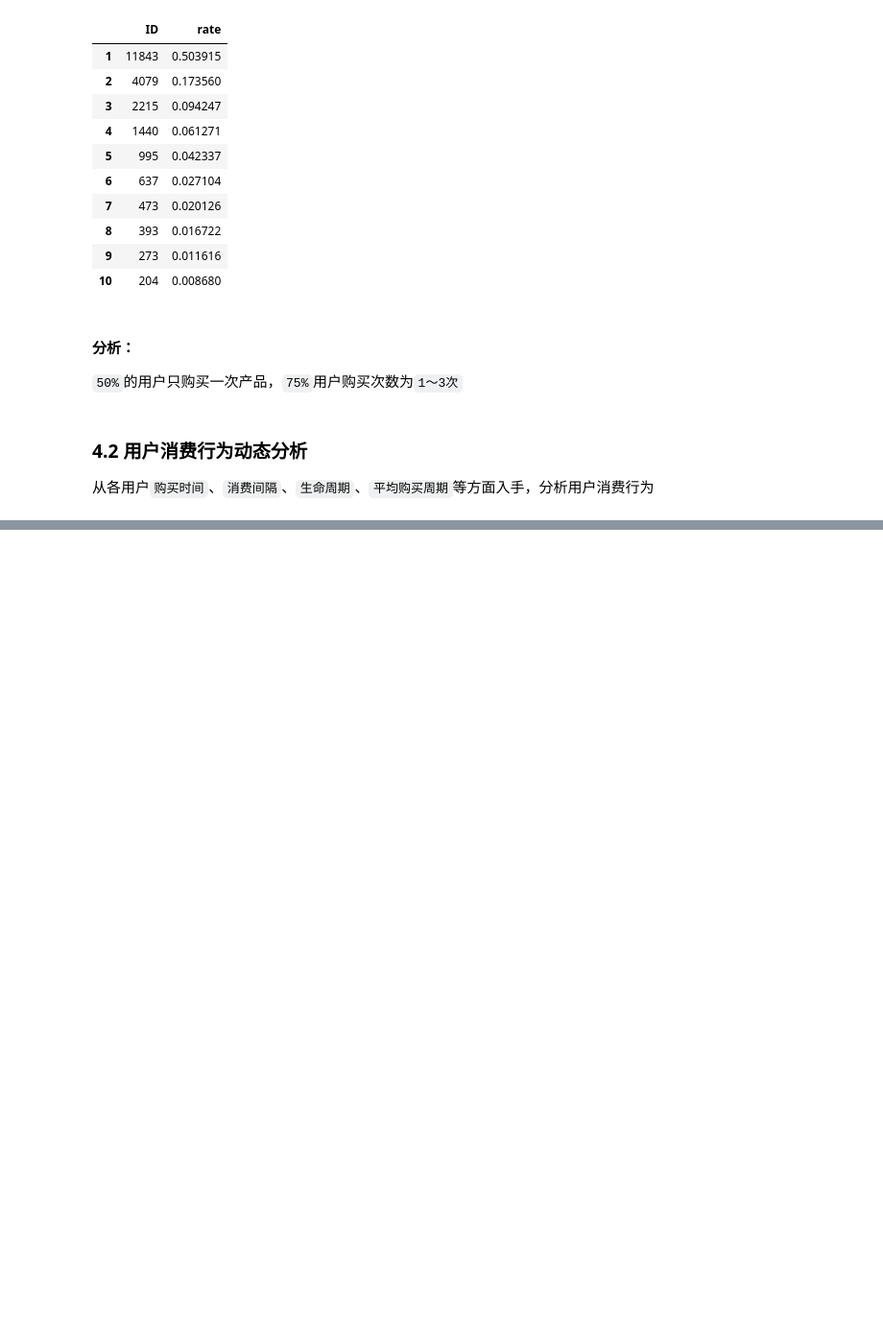
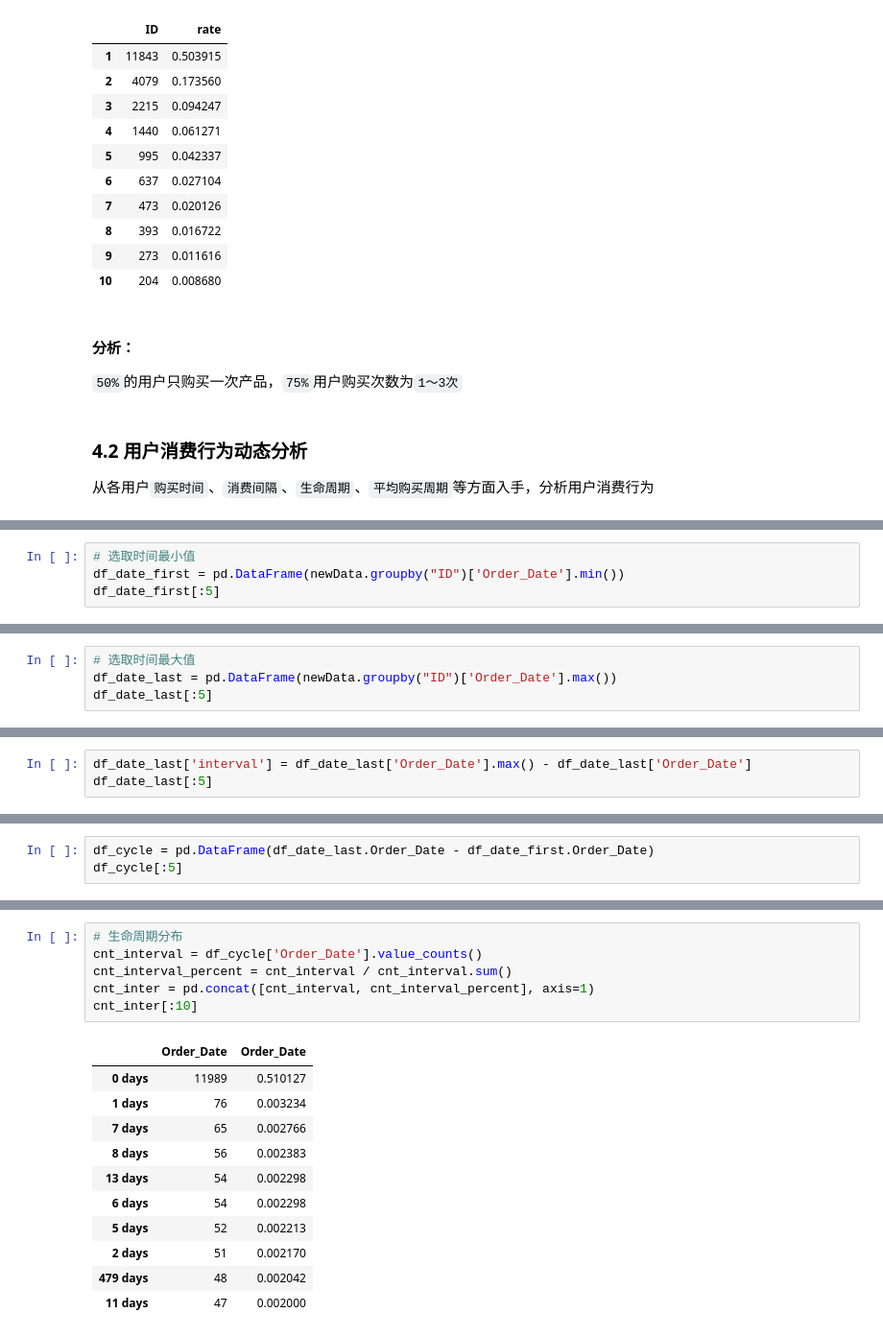
Before and after one commit to Jiachengciel/Data_Analysis, a Jupyter notebook: Task8_Analysis/CDNow_Analysis.ipynb, the cells around one changed output, grey strips where cells are left out. Shown at 96% size. Saved outputs shown, nothing was run; the diff lists cells and outputs as text; blank space fills up the shorter version.

```diff
--- a/Task8_Analysis/CDNow_Analysis.ipynb
+++ b/Task8_Analysis/CDNow_Analysis.ipynb
@@ -638,0 +639,4 @@ df_fre[:10]
+# %%
+# 选取时间最小值
+df_date_first = pd.DataFrame(newData.groupby("ID")['Order_Date'].min())
+df_date_first[:5]
@@ -638,0 +695,4 @@ df_fre[:10]
+# %%
+# 选取时间最大值
+df_date_last = pd.DataFrame(newData.groupby("ID")['Order_Date'].max())
+df_date_last[:5]
@@ -638,0 +756,3 @@ df_fre[:10]
+# %%
+df_date_last['interval'] = df_date_last['Order_Date'].max() - df_date_last['Order_Date']
+df_date_last[:5]
@@ -638,0 +804,3 @@ df_fre[:10]
+# %%
+df_cycle = pd.DataFrame(df_date_last.Order_Date - df_date_first.Order_Date)
+df_cycle[:5]
@@ -638,0 +827,18 @@ df_fre[:10]
+# %%
+# 生命周期分布
+cnt_interval = df_cycle['Order_Date'].value_counts()
+cnt_interval_percent = cnt_interval / cnt_interval.sum()
+cnt_inter = pd.concat([cnt_interval, cnt_interval_percent], axis=1)
+cnt_inter[:10]
+# %% [output]
+|  | Order_Date | Order_Date |
+| 0 days | 11989 | 0.510127 |
+| 1 days | 76 | 0.003234 |
+| 7 days | 65 | 0.002766 |
+| 8 days | 56 | 0.002383 |
+| 13 days | 54 | 0.002298 |
+| 6 days | 54 | 0.002298 |
+| 5 days | 52 | 0.002213 |
+| 2 days | 51 | 0.002170 |
+| 479 days | 48 | 0.002042 |
+| 11 days | 47 | 0.002000 |
```
Also changed, not shown: parts of 36 cells of this notebook.
